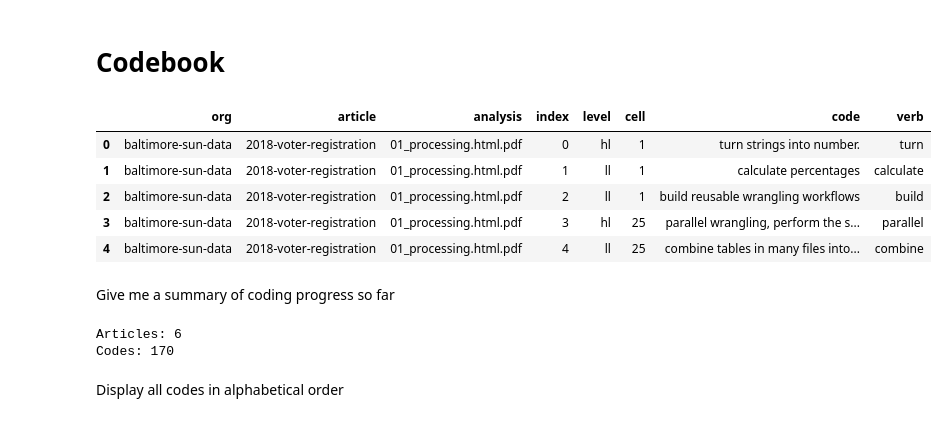
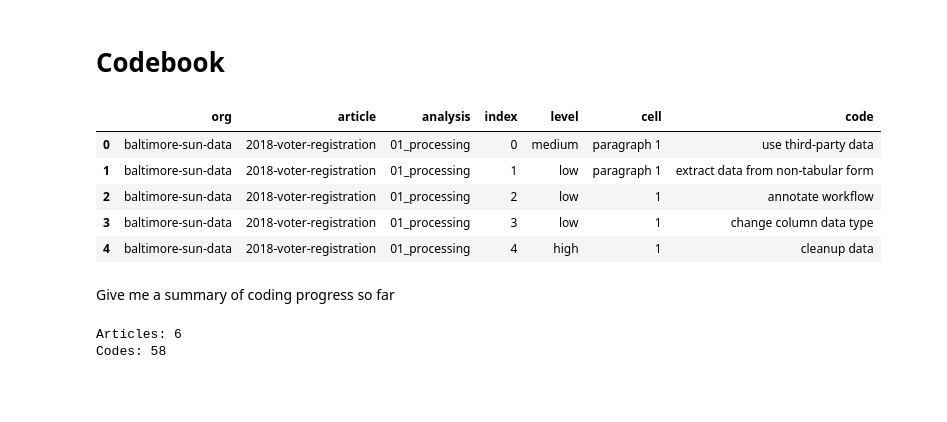
Before and after one commit to steve-kasica/table-scraps, a Jupyter notebook: codebook.ipynb, the cells around one changed output. Drawn from its saved outputs; the diff is of its cells as text; code cells hidden in the pictures; blank space fills up the shorter version.

```diff
--- a/codebook.ipynb
+++ b/codebook.ipynb
@@ -4,41 +4,39 @@
 import os, glob, re, subprocess
 import pandas as pd
 
-pd.options.display.max_rows = 999
+pd.set_option("display.max_rows", None)  # Don't do that elipse things between rows with long tables
 # %%
 rep = lambda s, n: [ s for i in range(n) ]
 
 data = pd.DataFrame(columns=['org', 'article', 'analysis', 'index', 'level', 'cell', 'code'])
+levels = {'ll': 'low', 'ml': 'medium', 'hl': 'high'}
 
-ptrn = os.path.join('.', 'notebooks', '**', '*.html.pdf')
+ptrn = os.path.join('.', 'notebooks', '**', '**', '*.html.pdf')
 for fn in glob.iglob(ptrn, recursive=True):
     org, article, analysis = fn.split('/')[2:]
 
     proc = subprocess.Popen(['python', './pdfannots/pdfannots.py', fn], stdout=subprocess.PIPE)
     annots = proc.communicate()[0].decode('utf-8')
     codes = re.findall(r'([HML]L)\s\[([^\]]+)\]\s([^\n]+)\n', annots)
-
     df = pd.DataFrame({
         'org': rep(org, len(codes)),
         'article': rep(article, len(codes)),
-        'analysis': rep(analysis, len(codes)),
+        'analysis': rep(analysis[:-9], len(codes)),  # slice off file extension
         'index': [ i for i in range(len(codes)) ],
-        'level': [ c[0].strip().lower() for c in codes ],
+        'level': [ levels[c[0].strip().lower()] for c in codes ],
         'cell': [ c[1].strip() for c in codes ],
         'code': [ c[2].strip().lower() for c in codes ]
     })
     data = data.append(df)
 
-data['verb'] = data['code'].apply(lambda row: row.split(' ')[0].lower())
-
 data.head()
 # %% [output]
-|  | org | article | analysis | index | level | cell | code | verb |
-| 0 | baltimore-sun-data | 2018-voter-registration | 01_processing.html.pdf | 0 | hl | 1 | turn strings into number. | turn |
-| 1 | baltimore-sun-data | 2018-voter-registration | 01_processing.html.pdf | 1 | ll | 1 | calculate percentages | calculate |
-| 2 | baltimore-sun-data | 2018-voter-registration | 01_processing.html.pdf | 2 | ll | 1 | build reusable wrangling workflows | build |
-| 3 | baltimore-sun-data | 2018-voter-registration | 01_processing.html.pdf | 3 | hl | 25 | parallel wrangling, perform the s... | parallel |
-| 4 | baltimore-sun-data | 2018-voter-registration | 01_processing.html.pdf | 4 | ll | 25 | combine tables in many files into... | combine |
+|  | org | article | analysis | index | level | cell | code |
+| 0 | baltimore-sun-data | 2018-voter-registration | 01_processing | 0 | medium | paragraph 1 | use third-party data |
+| 1 | baltimore-sun-data | 2018-voter-registration | 01_processing | 1 | low | paragraph 1 | extract data from non-tabular form |
+| 2 | baltimore-sun-data | 2018-voter-registration | 01_processing | 2 | low | 1 | annotate workflow |
+| 3 | baltimore-sun-data | 2018-voter-registration | 01_processing | 3 | low | 1 | change column data type |
+| 4 | baltimore-sun-data | 2018-voter-registration | 01_processing | 4 | high | 1 | cleanup data |
 # %% [markdown]
 Give me a summary of coding progress so far
 # %%
@@ -50,6 +48,4 @@ summary_stats = [
 print('Articles: {}\nCodes: {}'.format(*summary_stats))
 # %% [output]
 Articles: 6
-Codes: 170
+Codes: 58
-# %% [markdown]
-Display all codes in alphabetical order
```
Also changed, not shown: parts of 9 cells of this notebook, 1 other file.
